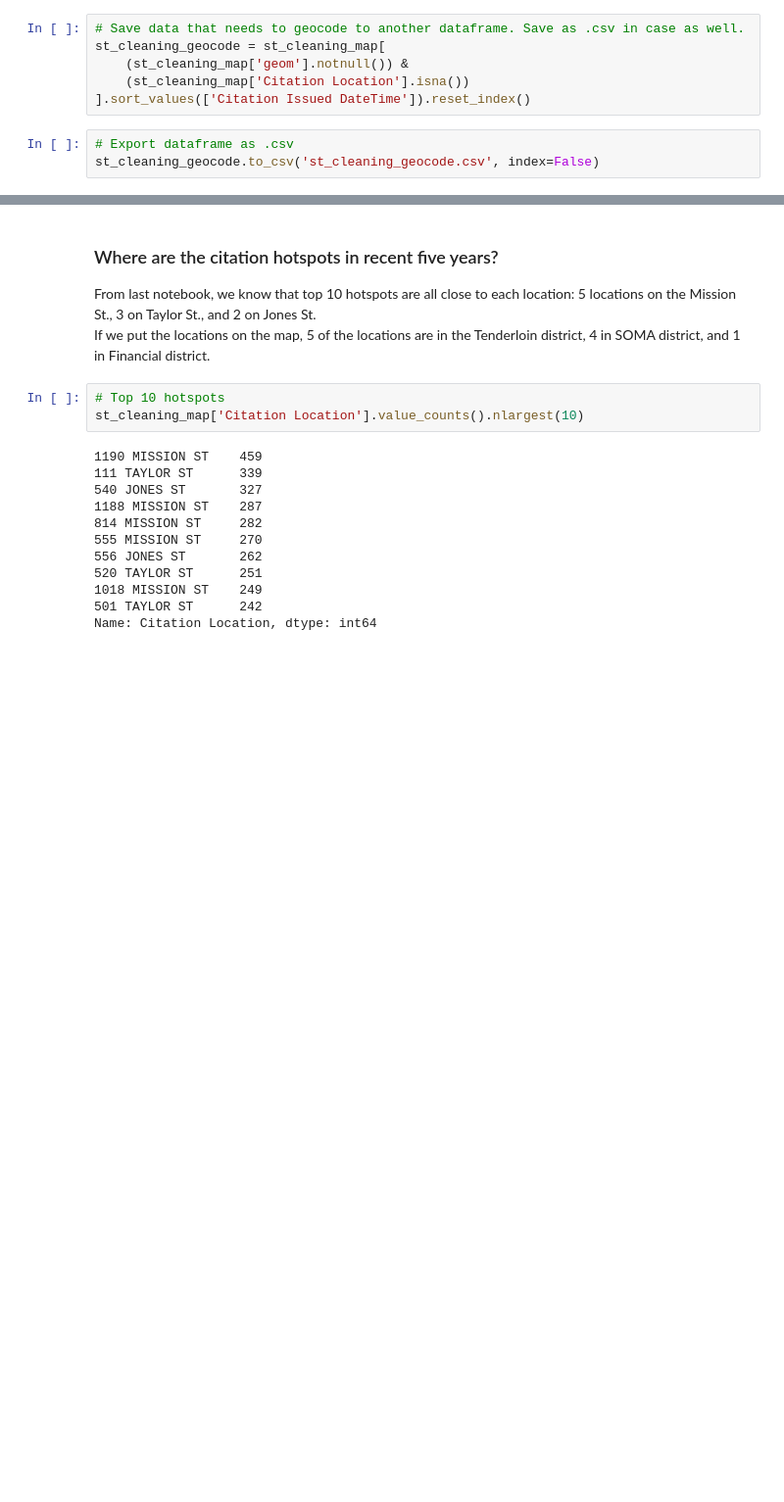
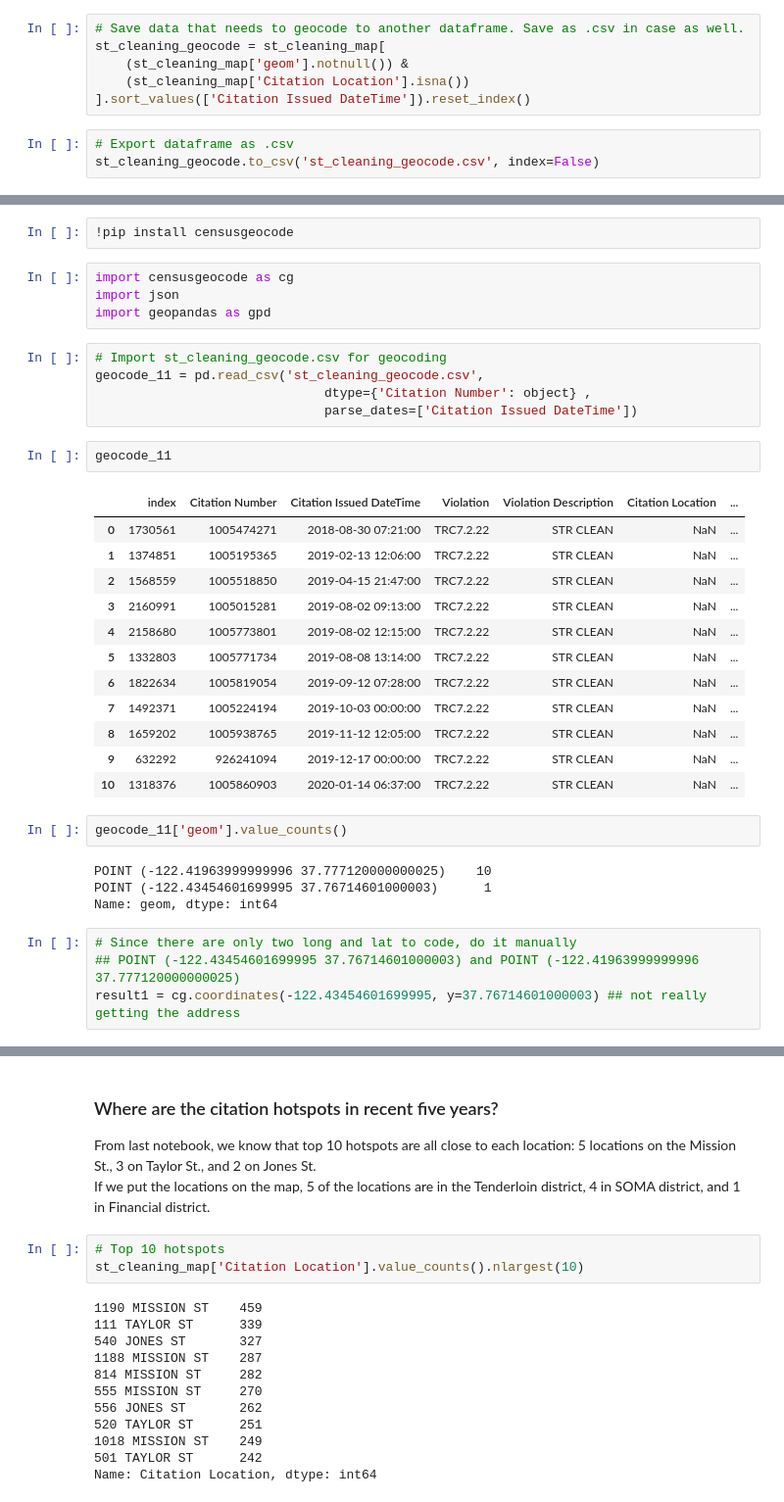
Before and after one commit to jiyuntsai/sf-parking-citation, a Jupyter notebook: 03_st-cleaning-map.ipynb, the cells around one changed output, grey strips where cells are left out. Shown at 98% size. Cells and saved outputs as stored; diff of their text form; blank space fills up the shorter version.

```diff
--- a/03_st-cleaning-map.ipynb
+++ b/03_st-cleaning-map.ipynb
@@ -157,0 +125,36 @@ st_cleaning_map[
+# %%
+!pip install censusgeocode
+# %%
+import censusgeocode as cg
+import json
+import geopandas as gpd
+# %%
+# Import st_cleaning_geocode.csv for geocoding
+geocode_11 = pd.read_csv('st_cleaning_geocode.csv',
+                              dtype={'Citation Number': object} ,
+                              parse_dates=['Citation Issued DateTime'])
+# %%
+geocode_11
+# %% [output]
+|  | index | Citation Number | Citation Issued DateTime | Violation | Violation Description | Citation Location | ... |
+| 0 | 1730561 | 1005474271 | 2018-08-30 07:21:00 | TRC7.2.22 | STR CLEAN | NaN | ... |
+| 1 | 1374851 | 1005195365 | 2019-02-13 12:06:00 | TRC7.2.22 | STR CLEAN | NaN | ... |
+| 2 | 1568559 | 1005518850 | 2019-04-15 21:47:00 | TRC7.2.22 | STR CLEAN | NaN | ... |
+| 3 | 2160991 | 1005015281 | 2019-08-02 09:13:00 | TRC7.2.22 | STR CLEAN | NaN | ... |
+| 4 | 2158680 | 1005773801 | 2019-08-02 12:15:00 | TRC7.2.22 | STR CLEAN | NaN | ... |
+| 5 | 1332803 | 1005771734 | 2019-08-08 13:14:00 | TRC7.2.22 | STR CLEAN | NaN | ... |
+| 6 | 1822634 | 1005819054 | 2019-09-12 07:28:00 | TRC7.2.22 | STR CLEAN | NaN | ... |
+| 7 | 1492371 | 1005224194 | 2019-10-03 00:00:00 | TRC7.2.22 | STR CLEAN | NaN | ... |
+| 8 | 1659202 | 1005938765 | 2019-11-12 12:05:00 | TRC7.2.22 | STR CLEAN | NaN | ... |
+| 9 | 632292 | 926241094 | 2019-12-17 00:00:00 | TRC7.2.22 | STR CLEAN | NaN | ... |
+| 10 | 1318376 | 1005860903 | 2020-01-14 06:37:00 | TRC7.2.22 | STR CLEAN | NaN | ... |
+# %%
+geocode_11['geom'].value_counts()
+# %% [output]
+POINT (-122.41963999999996 37.777120000000025)    10
+POINT (-122.43454601699995 37.76714601000003)      1
+Name: geom, dtype: int64
+# %%
+# Since there are only two long and lat to code, do it manually
+## POINT (-122.43454601699995 37.76714601000003) and POINT (-122.41963999999996 37.777120000000025)
+result1 = cg.coordinates(-122.43454601699995, y=37.76714601000003) ## not really getting the address
```
Also changed, not shown: parts of 27 cells of this notebook.
